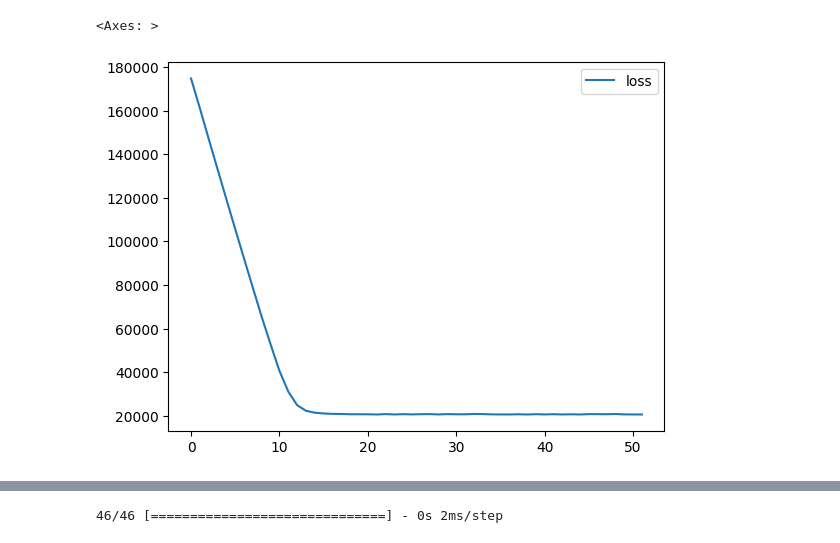
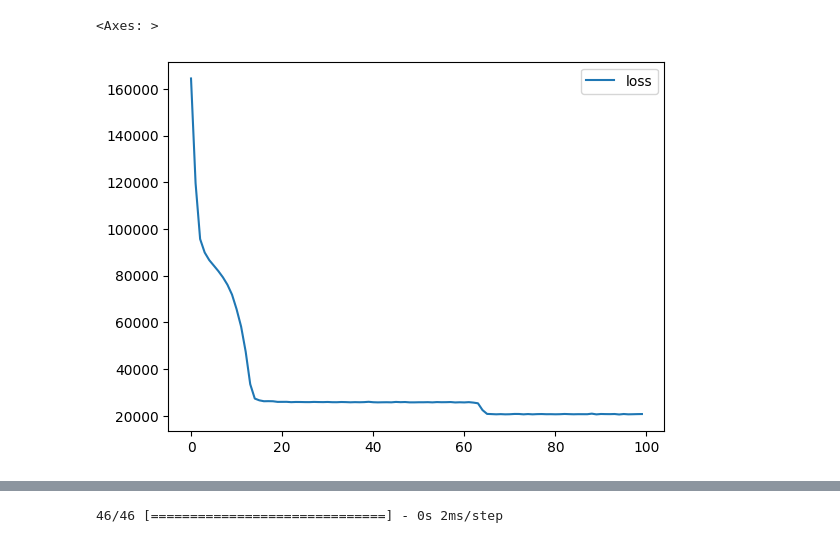
Before and after one commit to Sammers21/ml-playground, a Jupyter notebook: houses/pure_tf_ml_sol.ipynb, the cells around one changed output, grey strips where cells are left out. Saved outputs shown, nothing was run; the diff lists cells and outputs as text; code cells hidden in the pictures.

```diff
--- a/houses/pure_tf_ml_sol.ipynb
+++ b/houses/pure_tf_ml_sol.ipynb
@@ -14,7 +14,7 @@ normalizer = tf.keras.layers.Normalization(axis=-1)
 normalizer.adapt(X)
 model = tf.keras.Sequential([
     normalizer,
-    tf.keras.layers.Dense(1, activation='linear'),
+    tf.keras.layers.Dense(1, activation='relu'),
 ])
 callback = tf.keras.callbacks.EarlyStopping(monitor='loss', patience=30, restore_best_weights=True)
 model.compile(
@@ -45,3 +45,3 @@ Epoch 52/100
 <Axes: >
-[figure, old version]
+[figure, new version]
 # %%
```
Also changed, not shown: parts of 2 cells of this notebook, 2 other files.
